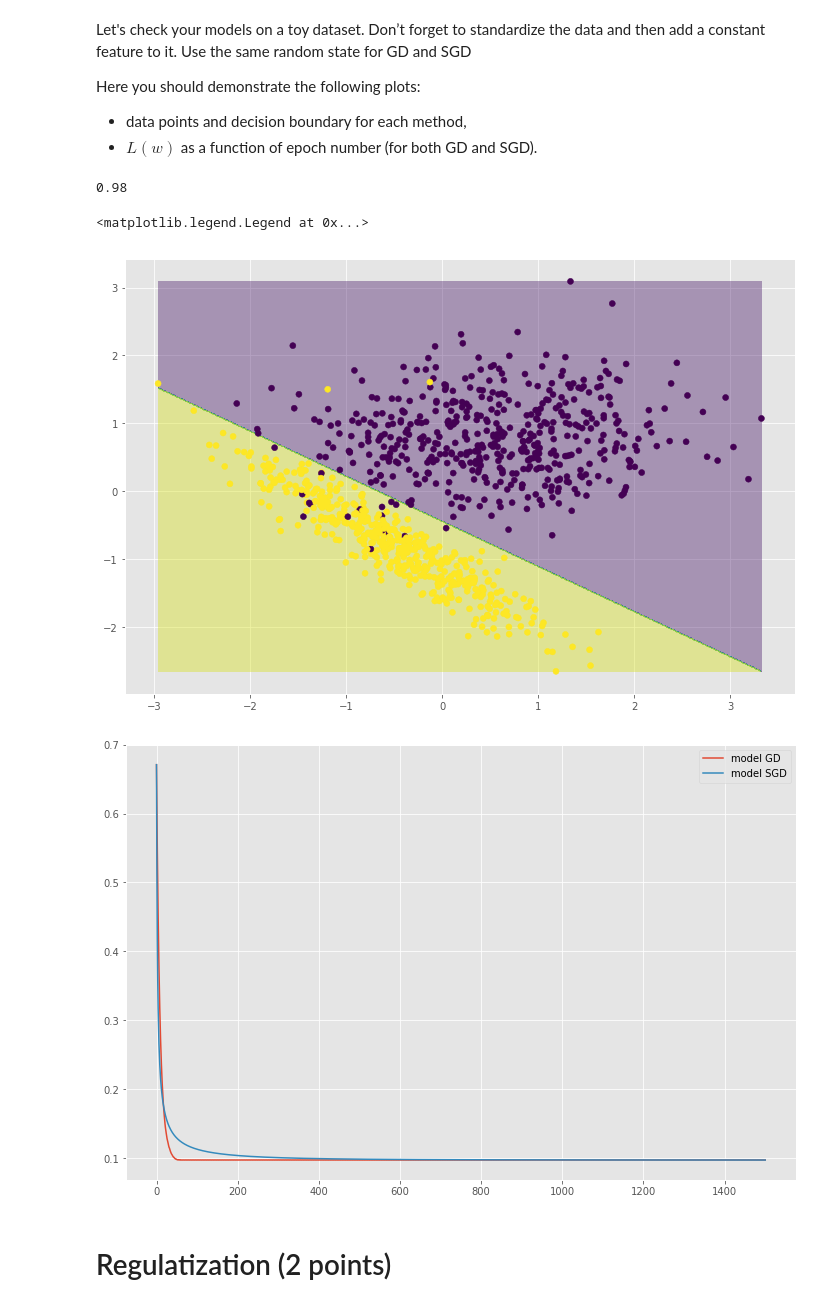
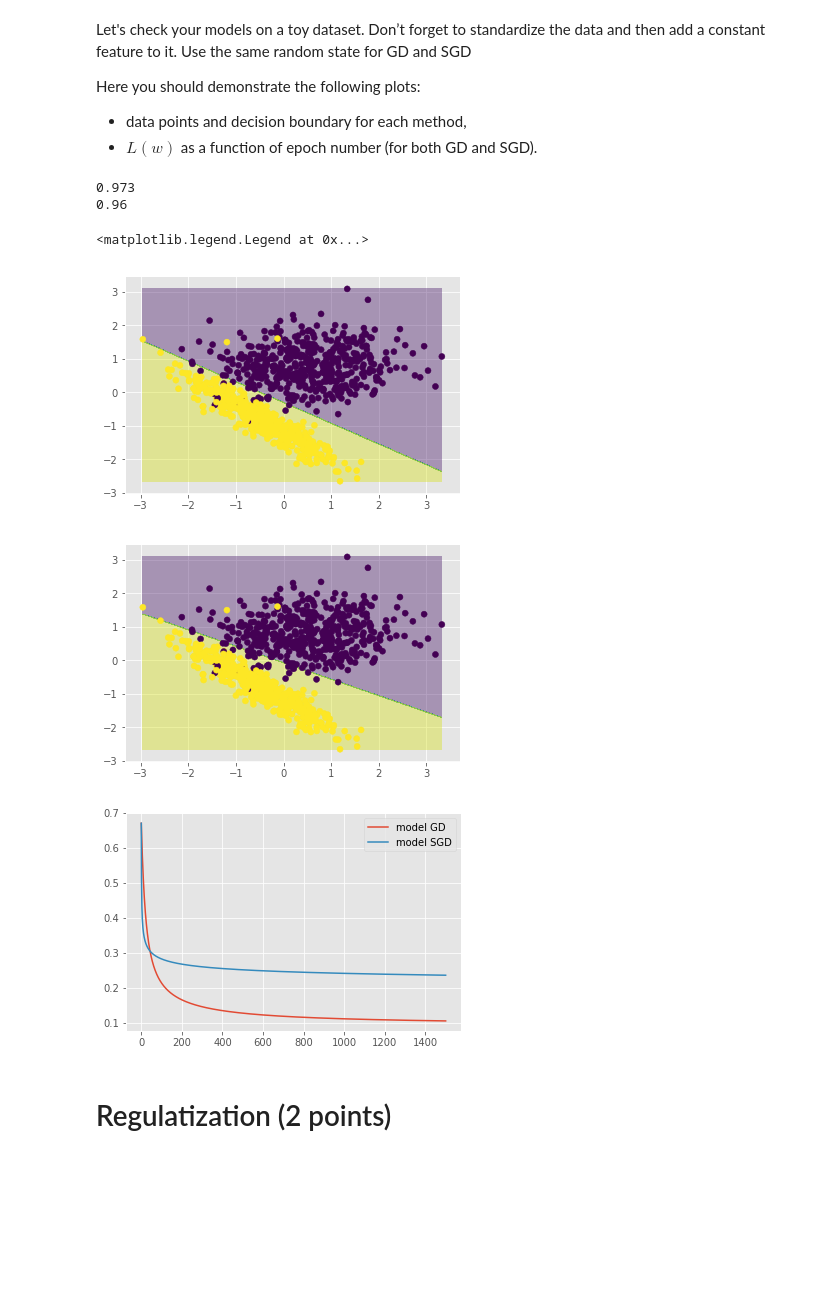
Before and after one commit to DeagleGross/HSE-ML-Course, a Jupyter notebook: s05 Logistic Regression/HW.ipynb, the cells around one changed output. Drawn from its saved outputs; the diff is of its cells as text; code cells hidden in the pictures; blank space fills up the shorter version.

```diff
--- a/s05 Logistic Regression/HW.ipynb
+++ b/s05 Logistic Regression/HW.ipynb
@@ -192,8 +192,17 @@ class MyVanillaGD(BaseEstimator, ClassifierMixin):
             grad_coef, grad_intercept = get_grad(X, y, self.coef, self.intercept, self.gamma, self.beta)
 
             # moving on constant step (as written on top - for GD constant step)
-            self.coef -= np.sign(grad_coef) * self.step
-            self.intercept -= np.sign(grad_intercept) * self.step
+            # asked this question in slack because of badly constructed hint-quote
+            # 'Step size should be constant for GD and decreasing for SGD, for example,  𝛼/epoch_number  where  𝛼  is some constant'
+            # i think that this quote tells to make STEP SIZE and not STEP SIZE COEFFICIENT constant - so i've written this
+            #self.coef -= np.sign(grad_coef) * self.step
+            #self.intercept -= np.sign(grad_intercept) * self.step
+
+            # i've implemented another version below
+            # maybe you wanted this
+            # of course i prefer this version
+            self.coef -= grad_coef * self.step
+            self.intercept -= grad_intercept * self.step
 
             # and counting new loss
             L_cur = loss(X, y, self.coef, self.intercept, self.gamma, self.beta)
@@ -233,6 +242,9 @@ class MySGD(BaseEstimator, ClassifierMixin):
         self.intercept = 0
 
     def fit(self, X, y):
+        # shuffling before doing all that
+        # X, y = sklearn.utils.shuffle(X, y, random_state=self.random_state)
+
         # randoming coefs
         self.coef = random_vector(X.shape[1])
         self.intercept = random_number()
@@ -247,8 +259,9 @@ class MySGD(BaseEstimator, ClassifierMixin):
                 grad_coef, grad_intercept = get_grad(np.array([X[j],]), np.array([y[j],]), self.coef, self.intercept, self.gamma, self.beta)
 
                 # moving on decreasing step
-                self.coef -= grad_coef * self.step
-                self.intercept -= grad_intercept * self.step
+                # Step size should be constant for GD and decreasing for SGD, for example,  𝛼/epoch_number  where  𝛼  is some constant
+                self.coef -= grad_coef * (self.step / (i+1))
+                self.intercept -= grad_intercept * (self.step / (i+1))
 
             loss_process.append(loss(X, y, self.coef, self.intercept, self.gamma, self.beta))
 
@@ -294,35 +307,35 @@ def plot_decision_boundary(model, X, y):
 # %%
 # using stardartization from sklearn
 X, y = get_toy_dataset()
 y[y == 0] = -1
 scaler = StandardScaler()
 scaler.fit(X)
 X = scaler.transform(X)
 
 gd = MyVanillaGD(step = 0.1, beta = 0., gamma = 0., tol = 1e-8, max_epoch = 1500, random_state = RND_SEED)
 lossGD = gd.fit(X, y)
 predict = gd.predict(X)
 print(accuracy_score(y, predict))
 plot_decision_boundary(gd, X, y)
 
-'''
-    sgd = MySGD(step = 1e-3, beta = 0., gamma = 0., max_epoch = 1500, random_state = RND_SEED)
-    lossSGD = sgd.fit(X, y)
-    predict = sgd.predict(X)
-    print(accuracy_score(y, predict))
-    plot_decision_boundary(sgd, X, y)
-'''
+sgd = MySGD(step = 1e-3, beta = 0., gamma = 0., max_epoch = 1500, random_state = RND_SEED)
+lossSGD = sgd.fit(X, y)
+predict = sgd.predict(X)
+print(accuracy_score(y, predict))
+plot_decision_boundary(sgd, X, y)
 
 # drawing loss functions
 fig = plt.figure()
 plt.plot(lossGD, label='model GD')
 plt.plot(lossSGD, label='model SGD')
 plt.legend()
 # %% [output]
-0.98
+0.973
+0.96
 <matplotlib.legend.Legend at 0x...>
-[figure, old version]
+[figure, new version]
-[figure, old version]
+[figure, new version]
+[figure, added]
 # %% [markdown]
 # Regulatization (2 points)
 # %% [markdown]
```
Also changed, not shown: parts of 12 cells of this notebook.
